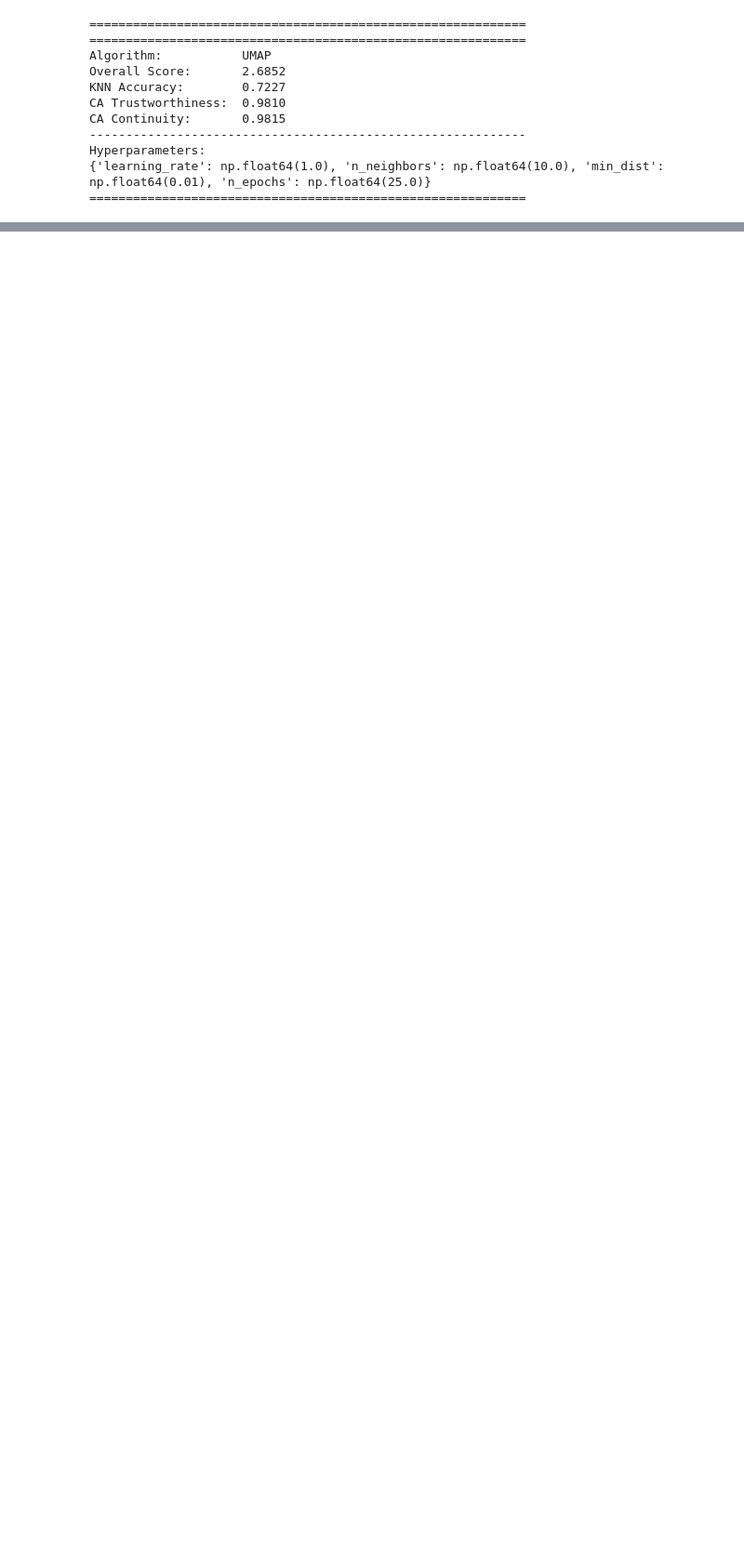
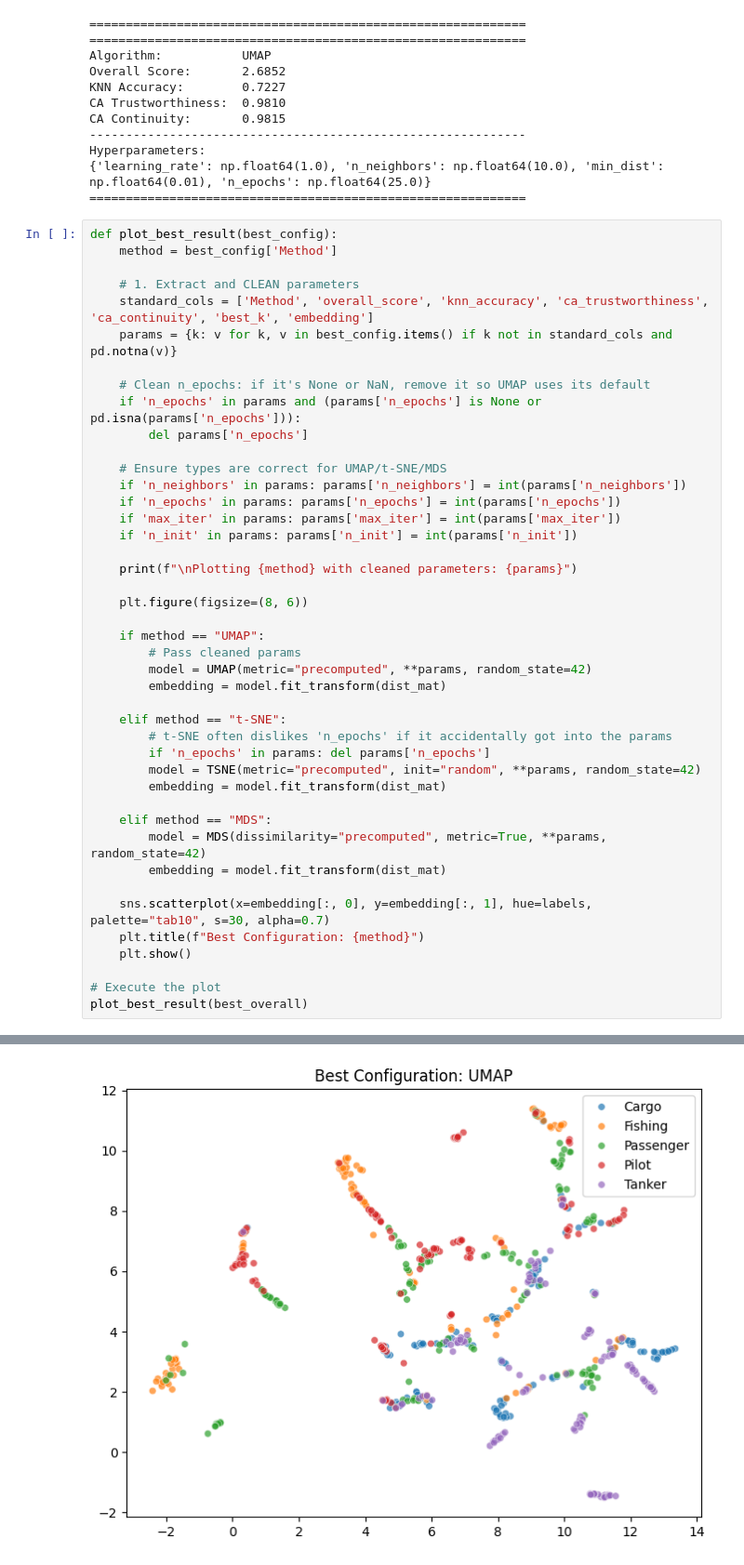
Before and after one commit to lukasjanusauskas/ais-duomenu-vizualizavimas, a Jupyter notebook: 3Lab-eksperimentai.ipynb, the cells around one changed output, grey strips where cells are left out. Shown at 93% size. Drawn from its saved outputs; the diff is of its cells as text; blank space fills up the shorter version.

Commit message:
best method plotting

```diff
--- a/3Lab-eksperimentai.ipynb
+++ b/3Lab-eksperimentai.ipynb
@@ -627,3 +627,47 @@ CA Continuity:       0.9815
 Hyperparameters:
 {'learning_rate': np.float64(1.0), 'n_neighbors': np.float64(10.0), 'min_dist': np.float64(0.01), 'n_epochs': np.float64(25.0)}
 ============================================================
+# %%
+def plot_best_result(best_config):
+    method = best_config['Method']
+
+    # 1. Extract and CLEAN parameters
+    standard_cols = ['Method', 'overall_score', 'knn_accuracy', 'ca_trustworthiness', 'ca_continuity', 'best_k', 'embedding']
+    params = {k: v for k, v in best_config.items() if k not in standard_cols and pd.notna(v)}
+
+    # Clean n_epochs: if it's None or NaN, remove it so UMAP uses its default
+    if 'n_epochs' in params and (params['n_epochs'] is None or pd.isna(params['n_epochs'])):
+        del params['n_epochs']
+
+    # Ensure types are correct for UMAP/t-SNE/MDS
+    if 'n_neighbors' in params: params['n_neighbors'] = int(params['n_neighbors'])
+    if 'n_epochs' in params: params['n_epochs'] = int(params['n_epochs'])
+    if 'max_iter' in params: params['max_iter'] = int(params['max_iter'])
+    if 'n_init' in params: params['n_init'] = int(params['n_init'])
+
+    print(f"\nPlotting {method} with cleaned parameters: {params}")
+
+    plt.figure(figsize=(8, 6))
+
+    if method == "UMAP":
+        # Pass cleaned params
+        model = UMAP(metric="precomputed", **params, random_state=42)
+        embedding = model.fit_transform(dist_mat)
+
+    elif method == "t-SNE":
+        # t-SNE often dislikes 'n_epochs' if it accidentally got into the params
+        if 'n_epochs' in params: del params['n_epochs']
+        model = TSNE(metric="precomputed", init="random", **params, random_state=42)
+        embedding = model.fit_transform(dist_mat)
+
+    elif method == "MDS":
+        model = MDS(dissimilarity="precomputed", metric=True, **params, random_state=42)
+        embedding = model.fit_transform(dist_mat)
+
+    sns.scatterplot(x=embedding[:, 0], y=embedding[:, 1], hue=labels, palette="tab10", s=30, alpha=0.7)
+    plt.title(f"Best Configuration: {method}")
+    plt.show()
+
+# Execute the plot
+plot_best_result(best_overall)
+# %% [output]
@@ -629,0 +675 @@ Hyperparameters:
+[figure, added]
```
Also changed, not shown: parts of 1 cell of this notebook.
